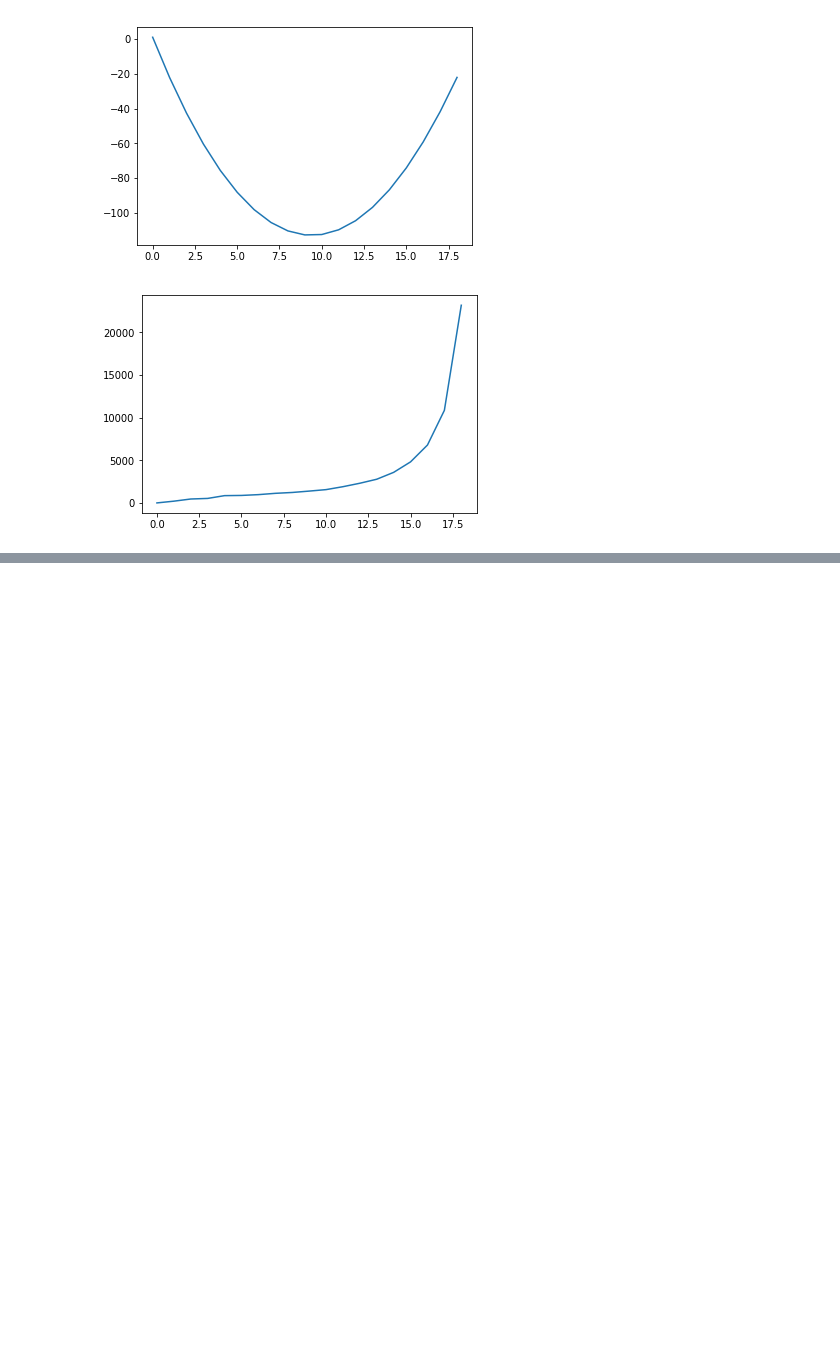
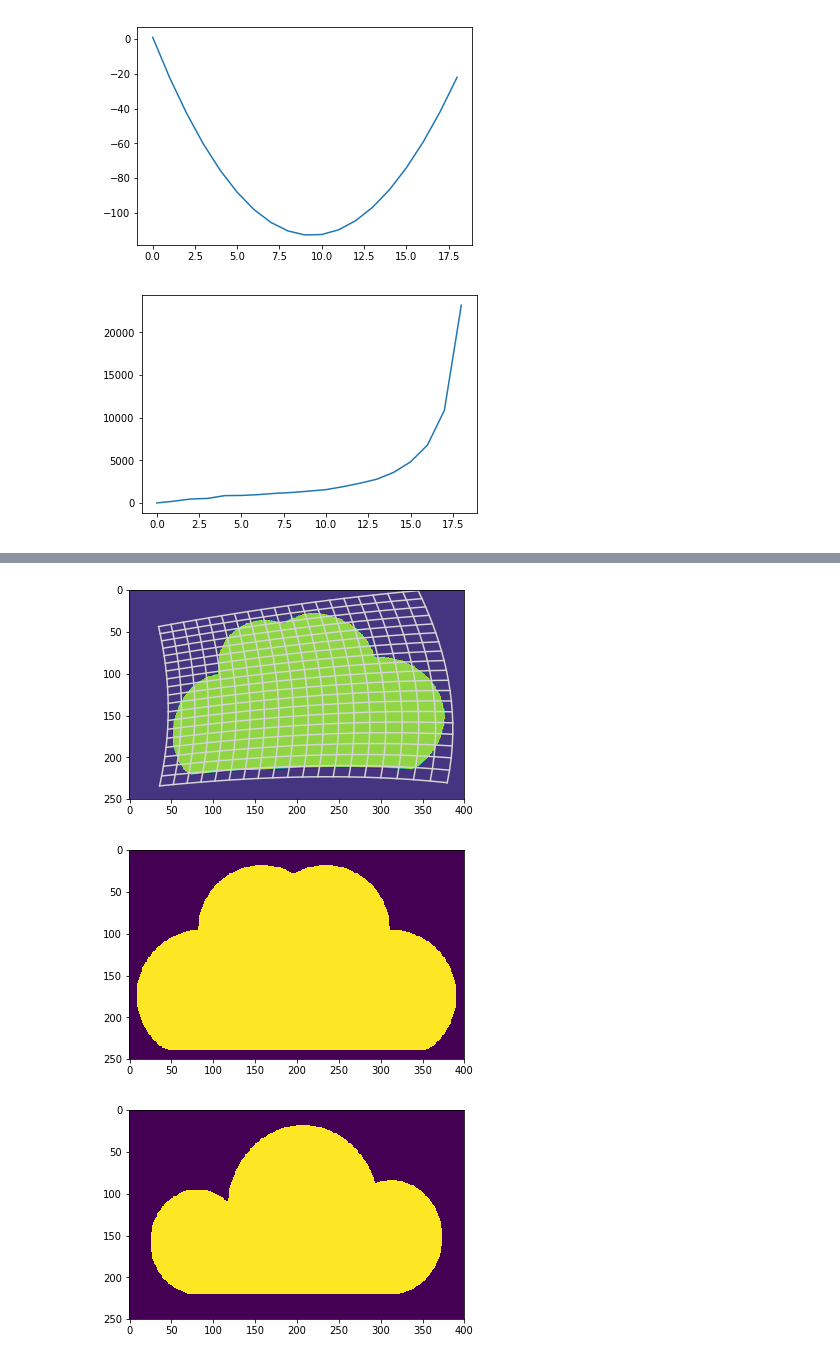
Before and after one commit to jacarolan/Research, a Jupyter notebook: full-program/Full Program.ipynb, the cells around one changed output, grey strips where cells are left out. Cells and saved outputs as stored; diff of their text form; code cells hidden in the pictures; blank space fills up the shorter version.

Commit message:
Created figures, began work on diffusion

```diff
--- a/full-program/Full Program.ipynb
+++ b/full-program/Full Program.ipynb
@@ -226,9 +224,21 @@ KeyboardInterrupt:
 # %%
 T_best, T_map_best, J_best = trafo(T, p_best.x, w, h)
 Z_best = T_best(np.arange(0, w, 1), np.arange(0, h, 1))
-plt.imshow(Z_best.T)
+fig, ax = plt.subplots()
+
+grid_x,grid_y = np.meshgrid(np.linspace(0, w, 20),np.linspace(0, h,20))
+
+distx, disty = inv_map(T_map_best, grid_x,grid_y)
+# distx /= fact
+# disty /= fact
+plot_grid(ax,distx, disty, color="lightgray")
+ax.imshow(Z_best.T)
 plt.show()
 plt.imshow(T_raw)
 plt.show()
 plt.imshow(R)
 plt.show()
+# %% [output]
+[figure, added]
+[figure, added]
+[figure, added]
```
Also changed, not shown: parts of 2 cells of this notebook, 14 other files.
